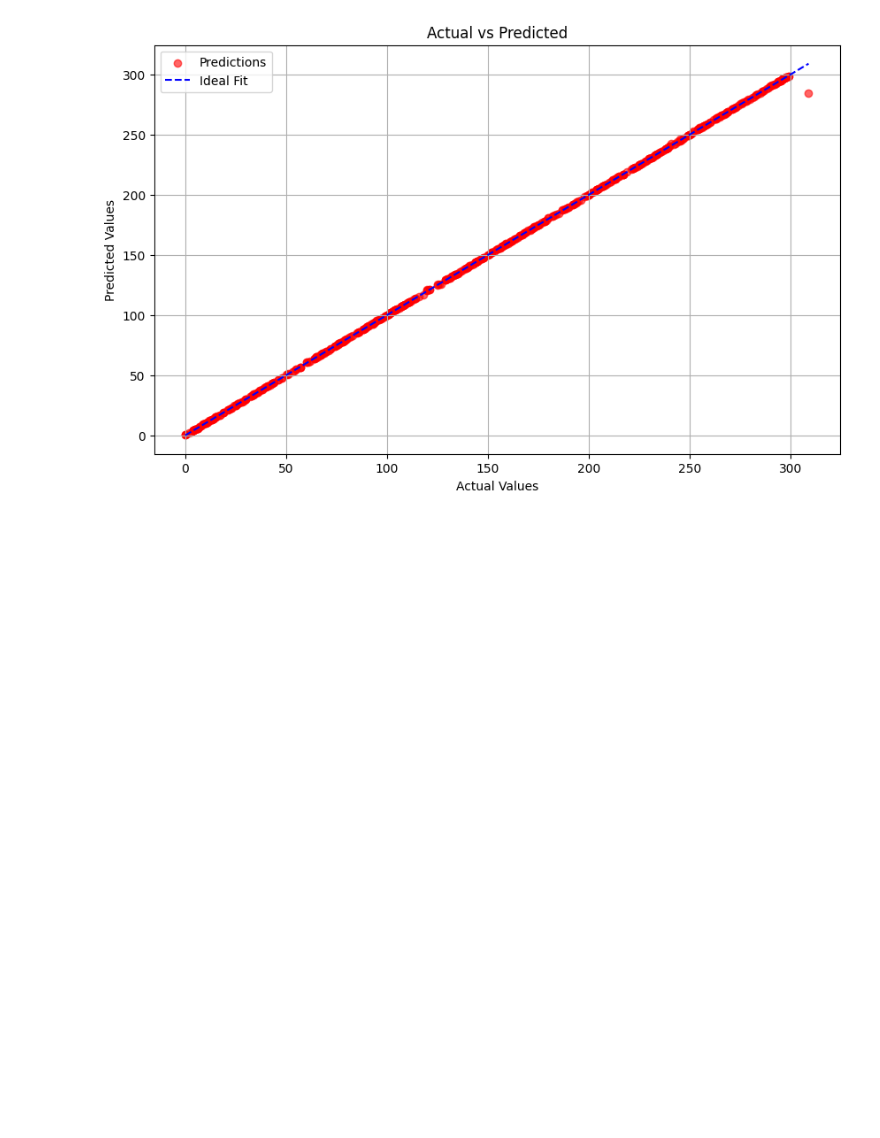
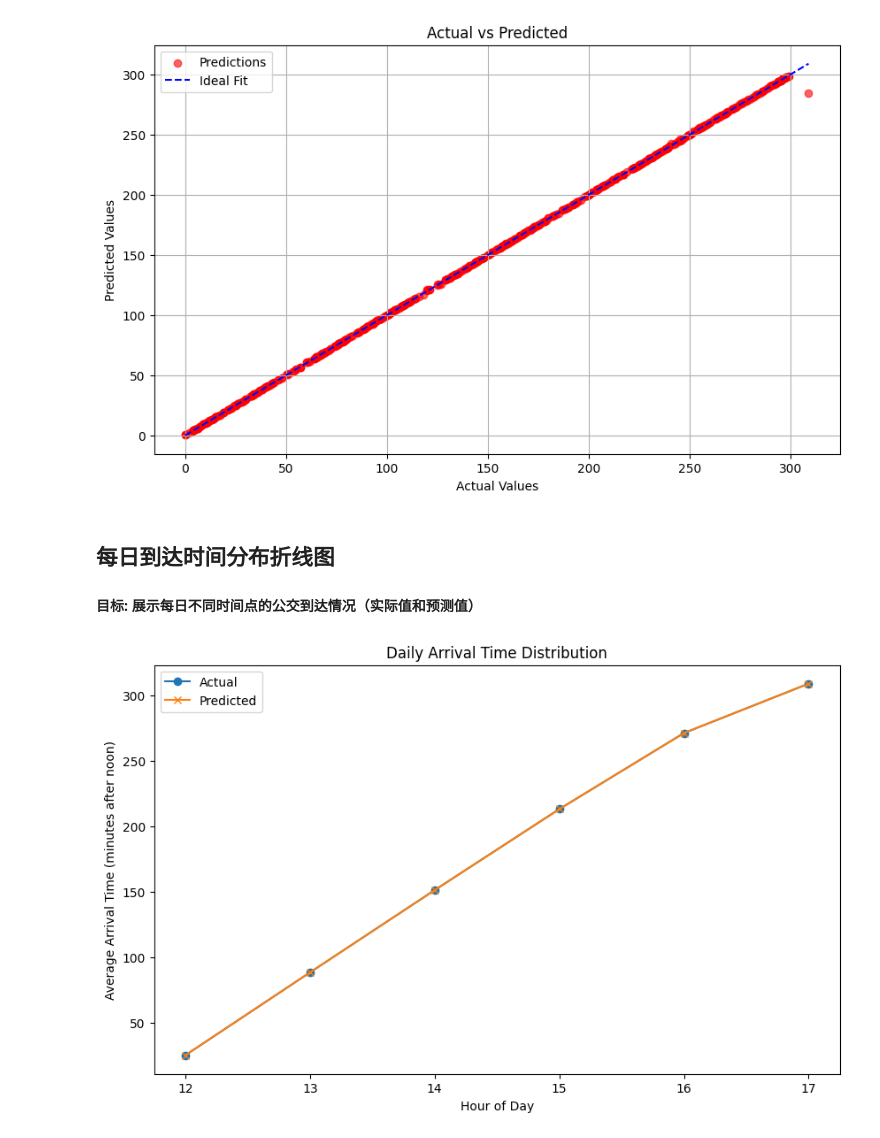
Before and after one commit to FlipW0rld/CS506_Project, a Jupyter notebook: main_LightGBM.ipynb, the cells around one changed output. Drawn from its saved outputs; the diff is of its cells as text; code cells hidden in the pictures; blank space fills up the shorter version.

```diff
--- a/main_LightGBM.ipynb
+++ b/main_LightGBM.ipynb
@@ -150,3 +150,24 @@ Best Parameters for RandomForest: {'model__max_depth': None, 'model__min_samples
 RandomForest MAE on entire set: 0.21
 Training completed.
 [figure]
+# %% [markdown]
+## 每日到达时间分布折线图
+#### 目标: 展示每日不同时间点的公交到达情况（实际值和预测值）
+# %%
+# 直接使用 arrival_hour 列
+actual_avg = df.groupby('arrival_hour')['arrival_minutes_after_noon'].mean()
+predicted_avg = df.groupby('arrival_hour')['arrival_minutes_after_noon'].mean()  # 这里你可能需要提供实际预测值列
+
+# 绘图
+plt.figure(figsize=(10, 6))
+plt.plot(actual_avg.index, actual_avg, label="Actual", marker='o')
+# 如果有单独的预测值列，比如 'predicted_values'，替换下面代码中的 `arrival_minutes_after_noon`
+# 否则，这里的 predicted_avg 应改为基于模型预测值重新计算
+plt.plot(predicted_avg.index, predicted_avg, label="Predicted", marker='x')
+plt.xlabel("Hour of Day")
+plt.ylabel("Average Arrival Time (minutes after noon)")
+plt.title("Daily Arrival Time Distribution")
+plt.legend()
+plt.show()
+# %% [output]
+[figure, added]
```
Also changed, not shown: parts of 4 cells of this notebook.
